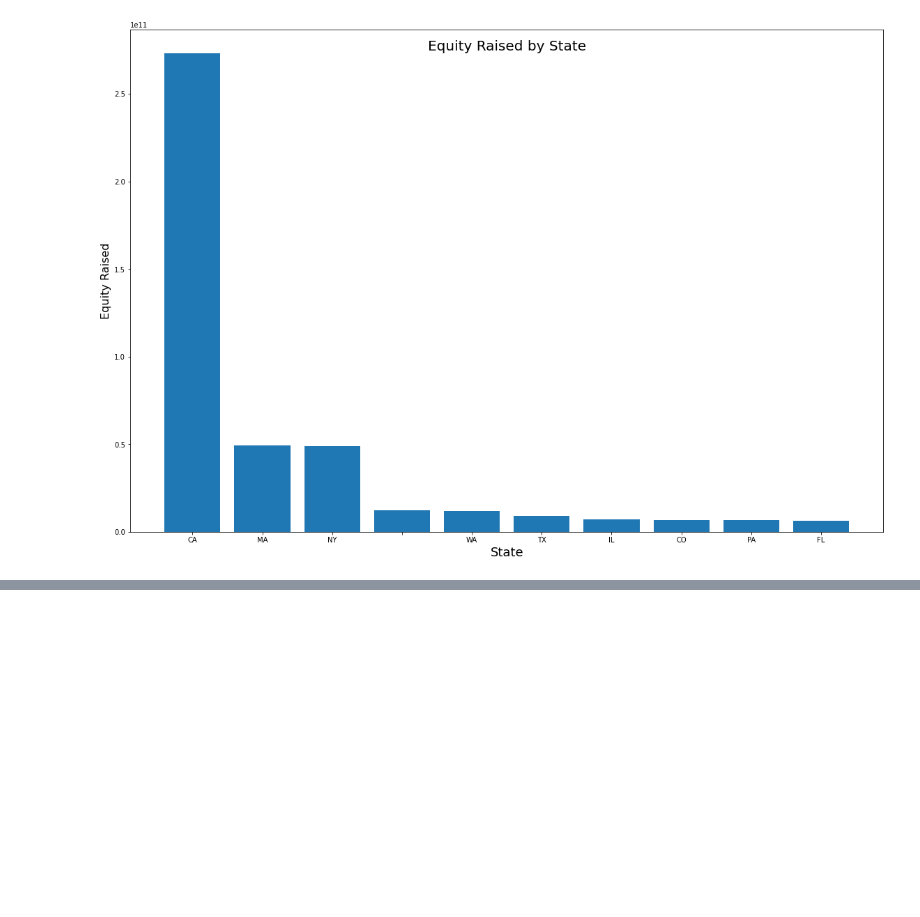
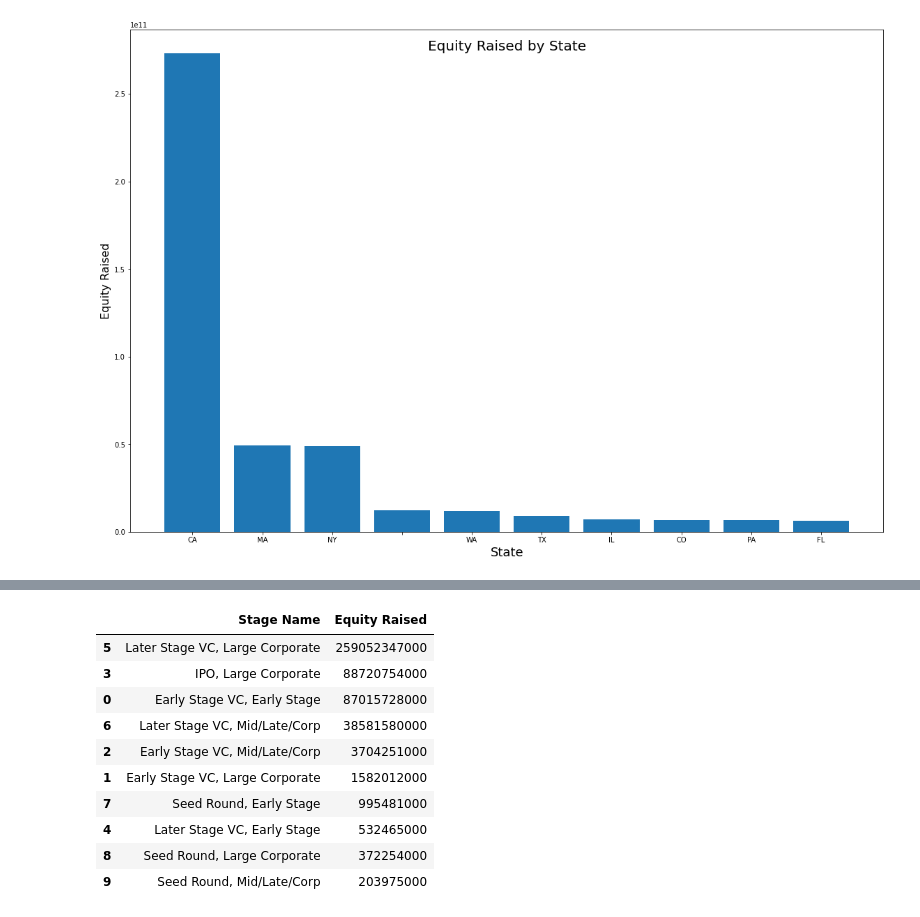
Before and after one commit to gianmillare/Enterprise-Data-Analysis, a Jupyter notebook: market_share_analysis.ipynb, the cells around one changed output, grey strips where cells are left out. Cells and saved outputs as stored; diff of their text form; code cells hidden in the pictures; blank space fills up the shorter version.

```diff
--- a/market_share_analysis.ipynb
+++ b/market_share_analysis.ipynb
@@ -503,0 +562,19 @@ At first glance, it looks like the most successful businesses are located in Cal
+# %%
+stages_plot = pd.DataFrame({
+    "Stage Name": stage_names,
+    "Equity Raised": stage_equity
+}).sort_values("Equity Raised", ascending=False)
+
+stages_plot.head(10)
+# %% [output]
+|  | Stage Name | Equity Raised |
+| 5 | Later Stage VC, Large Corporate | 259052347000 |
+| 3 | IPO, Large Corporate | 88720754000 |
+| 0 | Early Stage VC, Early Stage | 87015728000 |
+| 6 | Later Stage VC, Mid/Late/Corp | 38581580000 |
+| 2 | Early Stage VC, Mid/Late/Corp | 3704251000 |
+| 1 | Early Stage VC, Large Corporate | 1582012000 |
+| 7 | Seed Round, Early Stage | 995481000 |
+| 4 | Later Stage VC, Early Stage | 532465000 |
+| 8 | Seed Round, Large Corporate | 372254000 |
+| 9 | Seed Round, Mid/Late/Corp | 203975000 |
```
Also changed, not shown: parts of 6 cells of this notebook.
